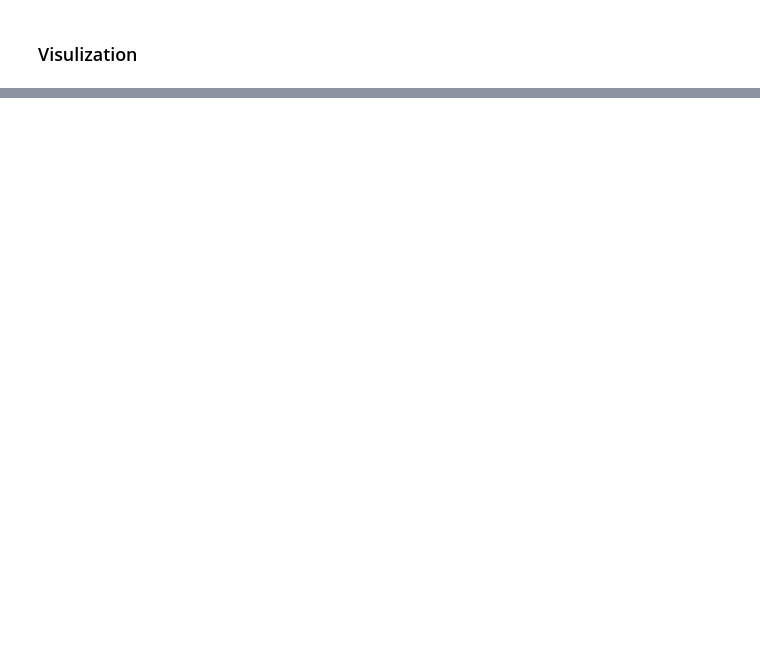
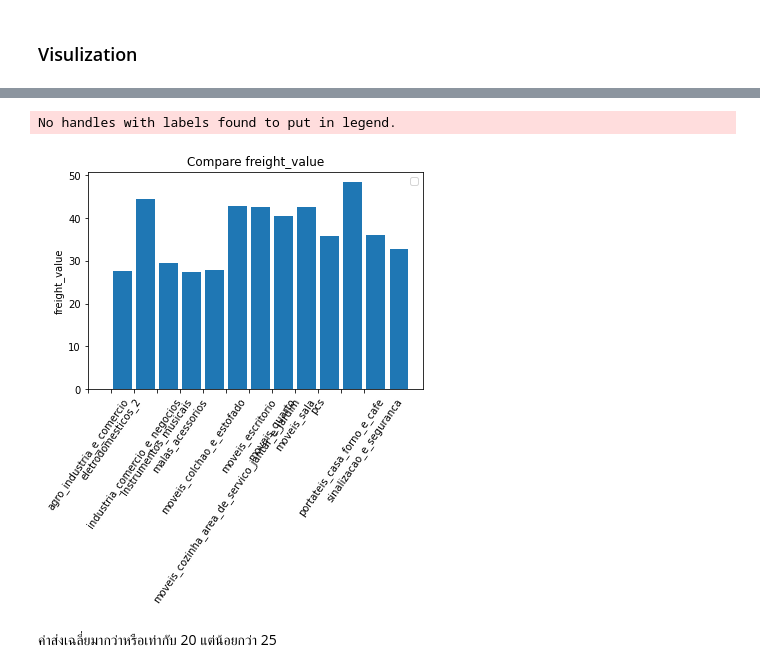
Before and after one commit to jittakorn-ch/DWDM21, a Jupyter notebook: Group_Project.ipynb, the cells around one changed output, grey strips where cells are left out. Cells and saved outputs as stored; diff of their text form; code cells hidden in the pictures; blank space fills up the shorter version.

```diff
--- a/Group_Project.ipynb
+++ b/Group_Project.ipynb
@@ -659,0 +753,12 @@ model ที่เหมาะสมที่สุดกับข้อมู
+# %%
+plt.bar(np.arange(len(mean_over100.iloc[:,1])), mean_over100.iloc[:,1])
+
+plt.ylabel('freight_value')
+plt.title('Compare freight_value')
+plt.xticks(np.arange(len(mean_over100.iloc[:,0]))-1.5, mean_over100.iloc[:,0],rotation=55)
+plt.legend();
+# %% [output]
+No handles with labels found to put in legend.
+[figure, added]
+# %% [markdown]
+ค่าส่งเฉลี่ยมากว่าหรือเท่ากับ 20 แต่น้อยกว่า 25
```
Also changed, not shown: parts of 24 cells of this notebook.
